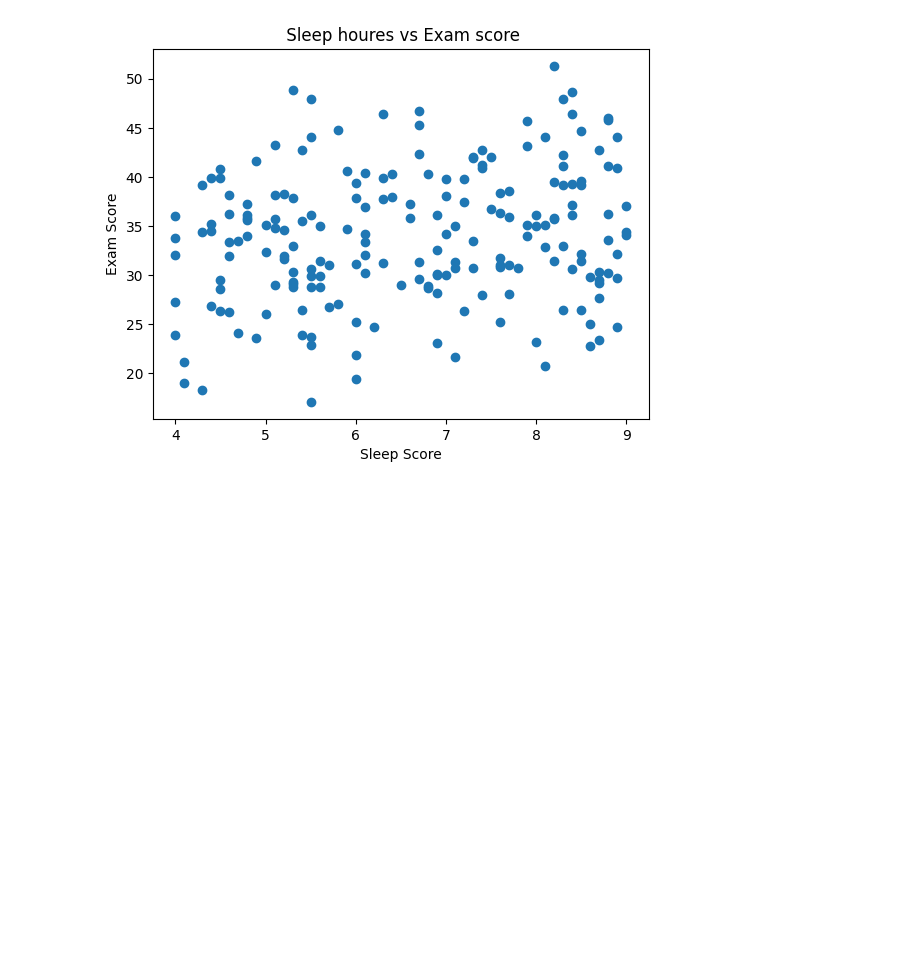
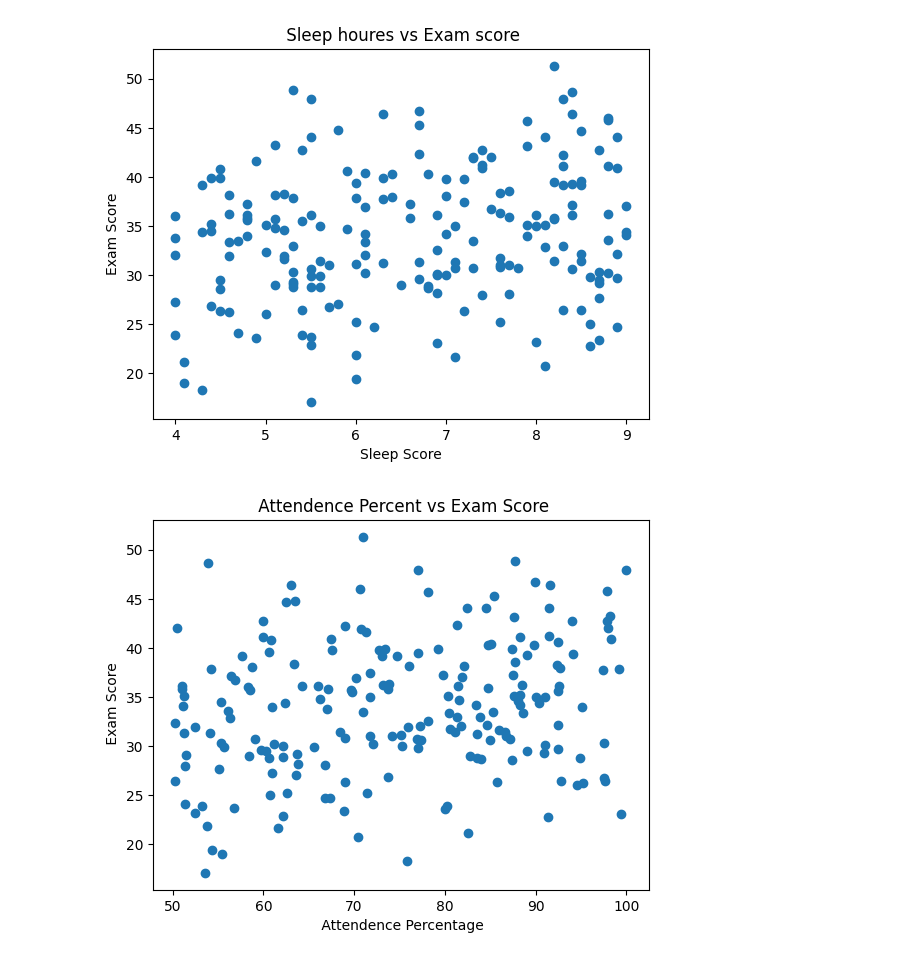
Before and after one commit to dkworks108/Student-score-prediction, a Jupyter notebook: Student-score-prediction/Student_prediction_score.ipynb, the cells around one changed output. Cells and saved outputs as stored; diff of their text form; code cells hidden in the pictures; blank space fills up the shorter version.

```diff
--- a/Student-score-prediction/Student_prediction_score.ipynb
+++ b/Student-score-prediction/Student_prediction_score.ipynb
@@ -112,3 +112,13 @@ plt.title(" Sleep houres vs Exam score")
 plt.show()
 # %% [output]
 [figure]
+# %%
+plt.Figure()
+plt.scatter(df['attendance_percent'], df['exam_score'])
+plt.xlabel(" Attendence Percentage")
+plt.ylabel(" Exam Score")
+
+plt.title(" Attendence Percent vs Exam Score")
+plt.show()
+# %% [output]
+[figure, added]
```
Also changed, not shown: parts of 1 cell of this notebook.
